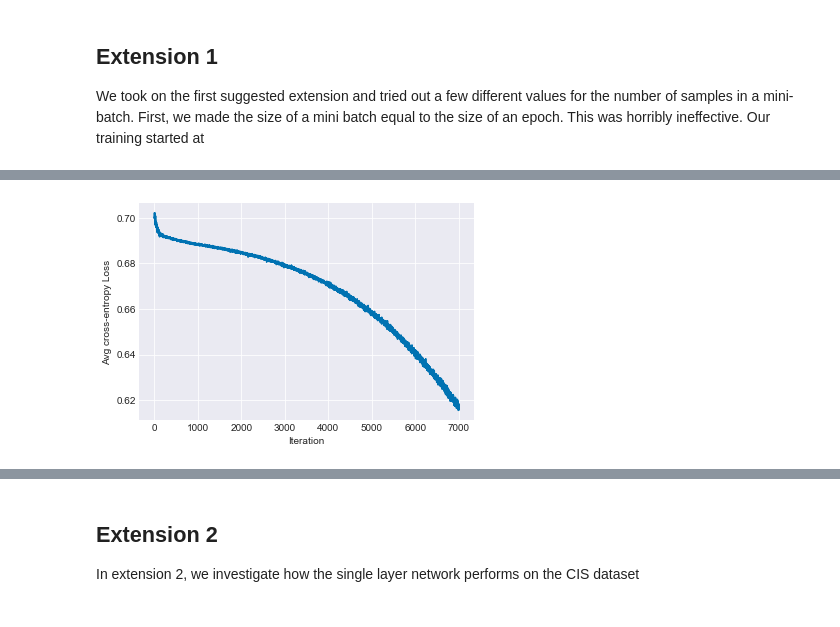
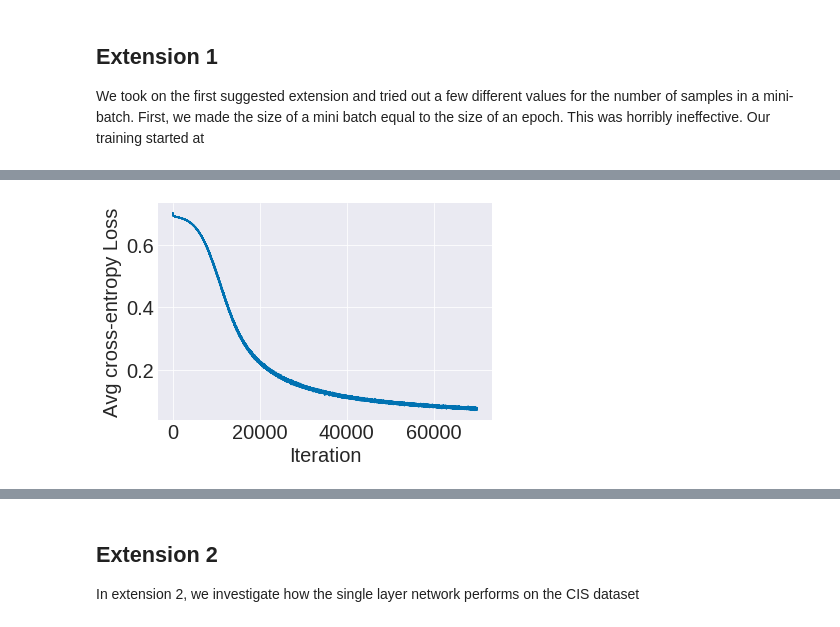
Before and after one commit to ejseal21/NeuralNetworks, a Jupyter notebook: project2/mlp.ipynb, the cells around one changed output, grey strips where cells are left out. Saved outputs shown, nothing was run; the diff lists cells and outputs as text; code cells hidden in the pictures.

```diff
--- a/project2/mlp.ipynb
+++ b/project2/mlp.ipynb
@@ -634,7 +673,7 @@ We took on the first suggested extension and tried out a few different values fo
 # %%
 hidden_size = 50
 net = MLP(cis_train_x.shape[1], hidden_size, 2)
-loss, acc_t, acc_v = net.fit(cis_test_x, cis_test_y, cis_val_x, cis_val_y, reg=0, lr=0.01, mini_batch_sz=cis_test_x.shape[0], n_epochs=7000)
+loss, acc_t, acc_v = net.fit(cis_test_x, cis_test_y, cis_val_x, cis_val_y, reg=0, lr=0.01, mini_batch_sz=cis_test_x.shape[0], n_epochs=70000)
 
 plt.plot(loss)
 plt.xlabel('Iteration')
@@ -660,5 +699,5 @@ Starting to train network...There will be 7000 epochs and 7000 iterations total,
 Finished training!
-[figure, old version]
+[figure, new version]
 # %%
 hidden_size = 50
 net = MLP(cis_train_x.shape[1], hidden_size, 2)
```
Also changed, not shown: parts of 13 cells of this notebook.
